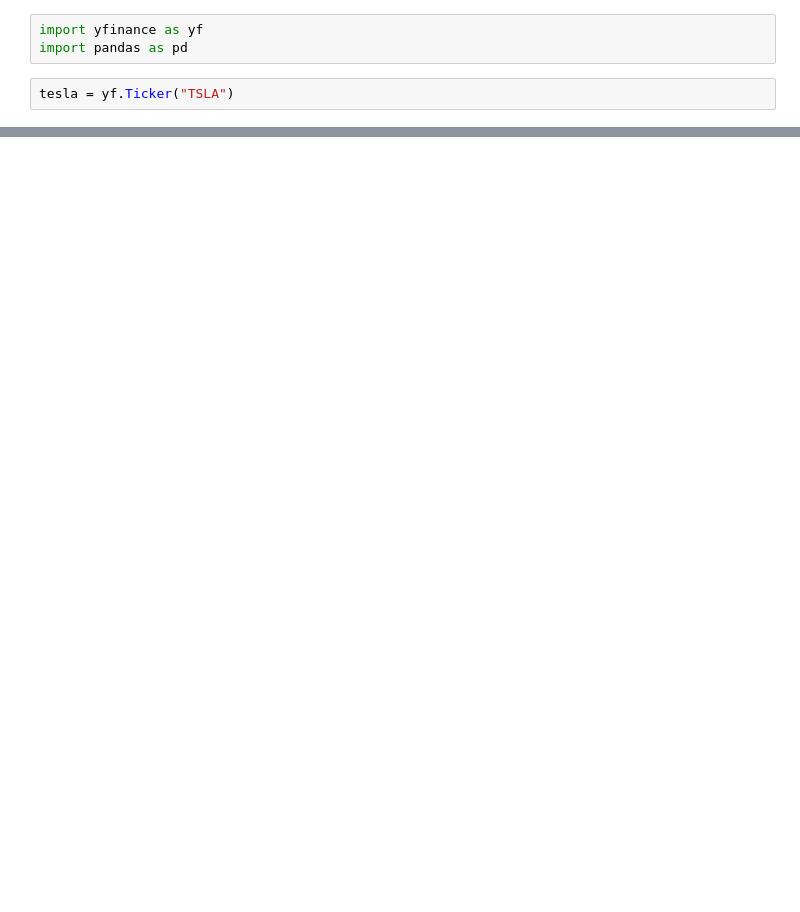
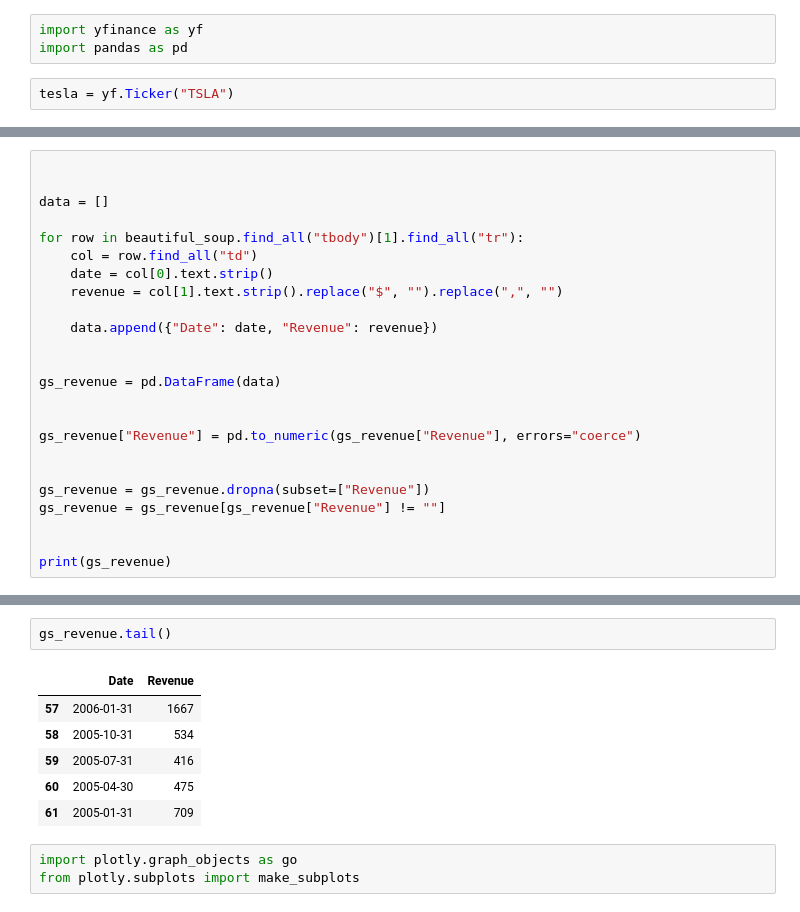
Before and after one commit to moharbi46/p2, a Jupyter notebook: stock.ipynb, the cells around one changed output, grey strips where cells are left out. Drawn from its saved outputs; the diff is of its cells as text; blank space fills up the shorter version.

```diff
--- a/stock.ipynb
+++ b/stock.ipynb
@@ -140,0 +106,24 @@ plt.show()  # Display the graph
+# %%
+
+
+data = []
+
+for row in beautiful_soup.find_all("tbody")[1].find_all("tr"):
+    col = row.find_all("td")
+    date = col[0].text.strip()
+    revenue = col[1].text.strip().replace("$", "").replace(",", "")
+
+    data.append({"Date": date, "Revenue": revenue})
+
+
+gs_revenue = pd.DataFrame(data)
+
+
+gs_revenue["Revenue"] = pd.to_numeric(gs_revenue["Revenue"], errors="coerce")
+
+
+gs_revenue = gs_revenue.dropna(subset=["Revenue"])
+gs_revenue = gs_revenue[gs_revenue["Revenue"] != ""]
+
+
+print(gs_revenue)
@@ -140,0 +145,12 @@ plt.show()  # Display the graph
+# %%
+gs_revenue.tail()
+# %% [output]
+|  | Date | Revenue |
+| 57 | 2006-01-31 | 1667 |
+| 58 | 2005-10-31 | 534 |
+| 59 | 2005-07-31 | 416 |
+| 60 | 2005-04-30 | 475 |
+| 61 | 2005-01-31 | 709 |
+# %%
+import plotly.graph_objects as go
+from plotly.subplots import make_subplots
```
Also changed, not shown: parts of 37 cells of this notebook.
